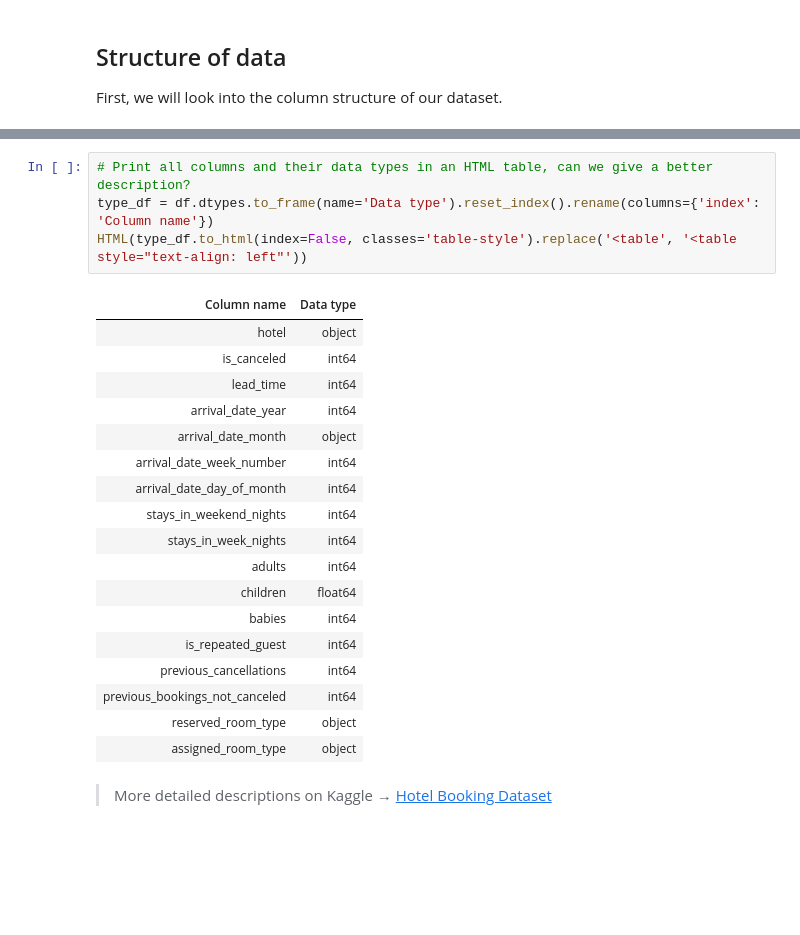
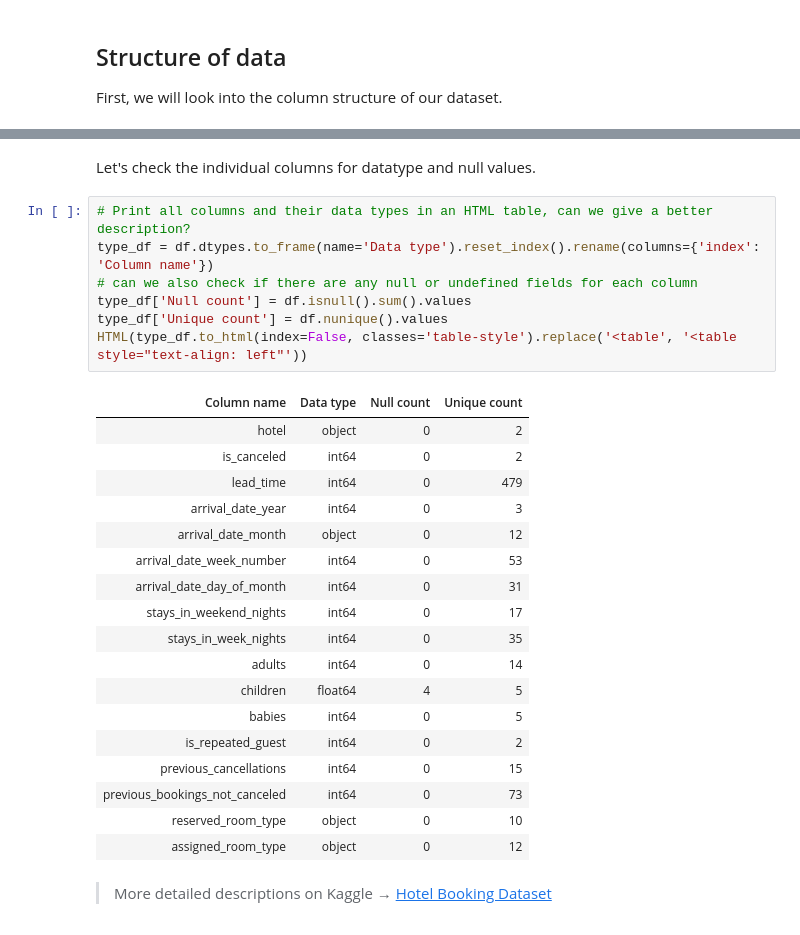
Before and after one commit to lukaske/datascience-tools, a Jupyter notebook: hotels-analysis.ipynb, the cells around one changed output, grey strips where cells are left out. Cells and saved outputs as stored; diff of their text form; blank space fills up the shorter version.

```diff
--- a/hotels-analysis.ipynb
+++ b/hotels-analysis.ipynb
@@ -152,29 +154,34 @@ Number of rows: 119390
 | 7 | Resort Hotel | 0 | 9 | 2015 | July | 27 | ... |
 | 8 | Resort Hotel | 1 | 85 | 2015 | July | 27 | ... |
 | 9 | Resort Hotel | 1 | 75 | 2015 | July | 27 | ... |
+# %% [markdown]
+Let's check the individual columns for datatype and null values.
 # %%
 # Print all columns and their data types in an HTML table, can we give a better description?
 type_df = df.dtypes.to_frame(name='Data type').reset_index().rename(columns={'index': 'Column name'})
+# can we also check if there are any null or undefined fields for each column
+type_df['Null count'] = df.isnull().sum().values
+type_df['Unique count'] = df.nunique().values
 HTML(type_df.to_html(index=False, classes='table-style').replace('<table', '<table style="text-align: left"'))
 # %% [output]
-| Column name | Data type |
-| hotel | object |
-| is_canceled | int64 |
-| lead_time | int64 |
-| arrival_date_year | int64 |
-| arrival_date_month | object |
-| arrival_date_week_number | int64 |
-| arrival_date_day_of_month | int64 |
-| stays_in_weekend_nights | int64 |
-| stays_in_week_nights | int64 |
-| adults | int64 |
-| children | float64 |
-| babies | int64 |
-| is_repeated_guest | int64 |
-| previous_cancellations | int64 |
-| previous_bookings_not_canceled | int64 |
-| reserved_room_type | object |
-| assigned_room_type | object |
+| Column name | Data type | Null count | Unique count |
+| hotel | object | 0 | 2 |
+| is_canceled | int64 | 0 | 2 |
+| lead_time | int64 | 0 | 479 |
+| arrival_date_year | int64 | 0 | 3 |
+| arrival_date_month | object | 0 | 12 |
+| arrival_date_week_number | int64 | 0 | 53 |
+| arrival_date_day_of_month | int64 | 0 | 31 |
+| stays_in_weekend_nights | int64 | 0 | 17 |
+| stays_in_week_nights | int64 | 0 | 35 |
+| adults | int64 | 0 | 14 |
+| children | float64 | 4 | 5 |
+| babies | int64 | 0 | 5 |
+| is_repeated_guest | int64 | 0 | 2 |
+| previous_cancellations | int64 | 0 | 15 |
+| previous_bookings_not_canceled | int64 | 0 | 73 |
+| reserved_room_type | object | 0 | 10 |
+| assigned_room_type | object | 0 | 12 |
 # %% [markdown]
 > More detailed descriptions on Kaggle → [Hotel Booking Dataset](https://www.kaggle.com/datasets/mojtaba142/hotel-booking/data)
 # %% [markdown]
```
Also changed, not shown: parts of 22 cells of this notebook, 1 other file.
